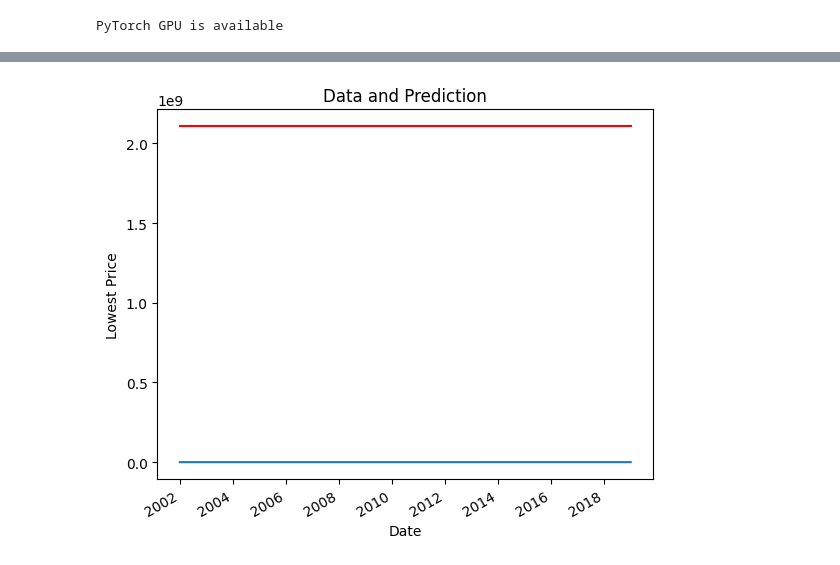
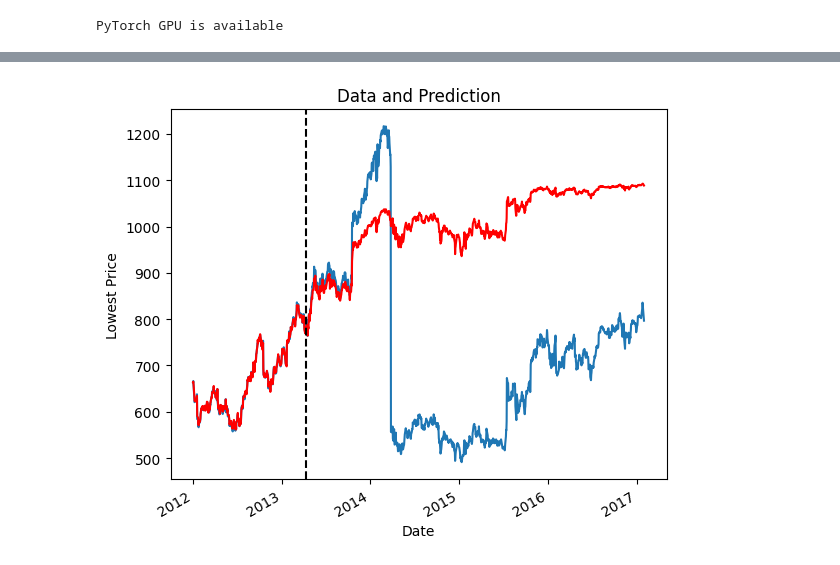
Before and after one commit to Mage-Knight/Intelligent_decision_support_systems, a Jupyter notebook: Lab2/idss-lab-2.ipynb, the cells around one changed output, grey strips where cells are left out. Saved outputs shown, nothing was run; the diff lists cells and outputs as text; code cells hidden in the pictures.

```diff
--- a/Lab2/idss-lab-2.ipynb
+++ b/Lab2/idss-lab-2.ipynb
@@ -123,7 +183,7 @@ class BasicRNN():
                 loss = criterion(outputs, y_batch)
                 loss.backward()
                 optimizer.step()
-                train_loss += loss.item() * X_batch.size(0)  # Correct loss calculation
+                train_loss += loss.item()  # Correct loss calculation
             train_loss /= len(train_loader.dataset)
             train_losses.append(train_loss)
 
@@ -147,21 +207,25 @@ class BasicRNN():
         plt.legend()
         plt.show()
 
-    def plot_data_and_prediction(self, df):
+    def plot_data_and_prediction(self, features_scaler, target_scaler,
+                                 xticks_data=df['Date'].values,
+                                 yticks_data=df['Close'].values,
+                                 features_data=df.drop(['Date', 'Close'], axis=1),
+                                 split_index=split_index
+                                 ):
         _, ax = plt.subplots()
         # Plot real data
-        lowest_scaler = MinMaxScaler().fit(df['Lowest'].values.reshape(-1, 1))
-
-        lowest_unscaled = lowest_scaler.inverse_transform(df['Lowest'].values.reshape(-1, 1)).flatten()
-        ax.plot(df['Date'].values, df['Lowest'])
+        ax.plot(xticks_data, yticks_data)
 
         # Plot predicted data
-        X = torch.tensor(df.drop(['Date', 'Lowest'], axis=1).values, dtype=torch.float32).to(DEVICE)
-        y_pred = self.forward(X).detach()
+        y_pred = self.forward(
+                torch.tensor(features_scaler.transform(features_data), dtype=torch.float32).to(DEVICE)\
+            ).detach()
 
-        y_pred_unscaled = lowest_scaler.inverse_transform(y_pred.cpu().numpy().reshape(-1, 1)).flatten()
+        y_pred_unscaled = target_scaler.inverse_transform(y_pred.cpu().numpy().reshape(-1, 1)).flatten()
 
-        ax.plot(df['Date'].values, y_pred_unscaled, color='red', label='Prediction')
+        ax.plot(xticks_data, y_pred_unscaled, color='red', label='Prediction')
+        plt.axvline(x=xticks_data[split_index], color='black', linestyle='--') # to identify train/test predictions
 
         # Modify x-axis ticks
         ax.set_xlabel("Date")
@@ -180,7 +244,7 @@ class BasicRNN():
                 y_batch = y_batch.to(DEVICE)
                 outputs = self(X_batch)
                 loss = criterion(outputs, y_batch)
-                total_loss += loss.item() * X_batch.size(0)  # Correct loss calculation
+                total_loss += loss.item()  # Correct loss calculation
         return total_loss / len(data_loader.dataset)
 # %%
 class RNNModel(nn.Module, BasicRNN):
@@ -196,6 +260,7 @@ class RNNModel(nn.Module, BasicRNN):
         if x.dim() == 2:
             x = x.unsqueeze(1)  # This can potentially misalign data if seq_length > 1.
         x = x.to(DEVICE)
+        self.rnn.flatten_parameters() # to prevent raising warning
         out, _ = self.rnn(x)
         out = self.fc(out[:, -1, :])  # Takes the output of the last sequence step
         return out
@@ -320,2 +387,2 @@ Best parameters found: (0.01, 100, 10, 64), with validation loss: 835546176.0
 # %%
-best_rnn_model.fit(X_train_tensor, y_train_tensor, X_test_tensor, y_test_tensor, num_epochs=8000, learning_rate=best_rnn_params[0], batch_size=best_rnn_params[3])
+# best_rnn_model.fit(X_train_tensor, y_train_tensor, X_test_tensor, y_test_tensor, num_epochs=8000, learning_rate=best_rnn_params[0], batch_size=best_rnn_params[3])
@@ -358,4 +405,4 @@ plt.show()
-# %%
-best_model.plot_data_and_prediction(df)
-# %% [output]
-[figure, removed]
+# %%
+best_rnn_model.plot_data_and_prediction(feature_scaler, target_scaler)
+# %% [output]
+[figure, added]
```
Also changed, not shown: parts of 18 cells of this notebook.
